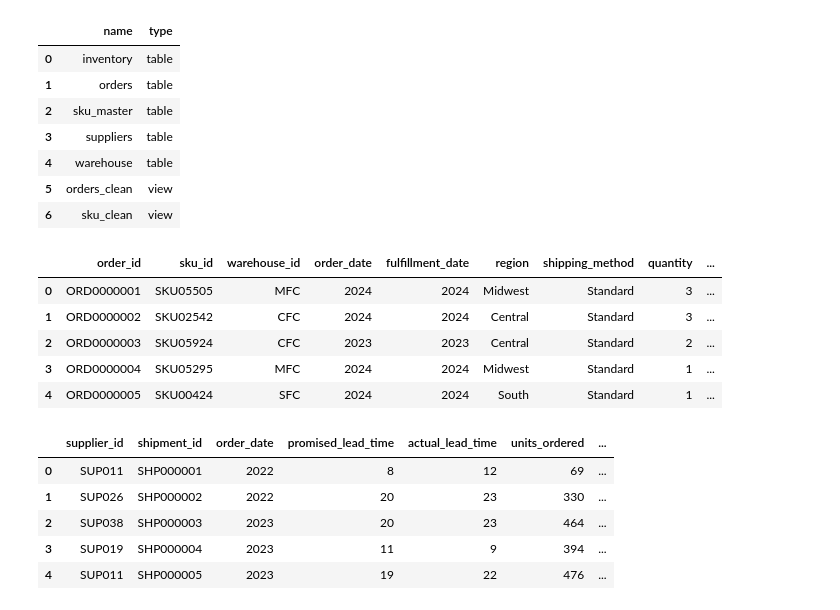
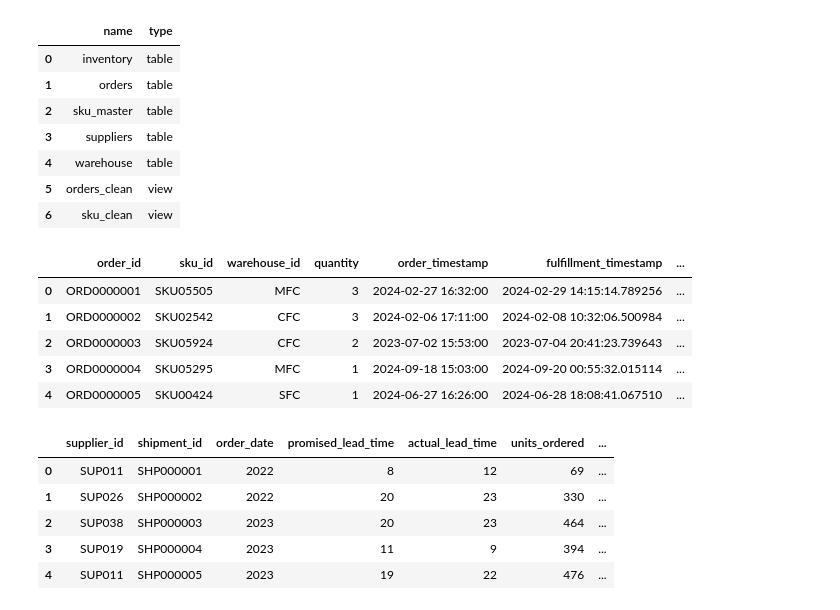
Before and after one commit to Jaylundharris/Supply_Chain_Project, a Jupyter notebook: notebooks/01_data_exploration.ipynb, the cells around one changed output. Cells and saved outputs as stored; diff of their text form; code cells hidden in the pictures.

```diff
--- a/notebooks/01_data_exploration.ipynb
+++ b/notebooks/01_data_exploration.ipynb
@@ -41,7 +41,7 @@ memory usage: 9.2+ MB
 | 75% | 191.000000 | 636.000000 | 687.000000 | 337.000000 | 162.000000 |
 | max | 399.000000 | 1427.000000 | 1656.000000 | 399.000000 | 199.000000 |
 # %%
-conn = sqlite3.connect("../data/HGFN.db")
+conn = sqlite3.connect("../data/processed/HGFN.db")
 inventory.to_sql("inventory", conn, if_exists="replace", index=False)
 # %% [output]
 120000
@@ -218,30 +220,30 @@ pd.read_sql("""
 # %%
 orders_clean_sql = """
 CREATE VIEW IF NOT EXISTS orders_clean AS
 SELECT
     order_id,
     sku_id,
     warehouse_id,
     CAST(order_timestamp AS DATE) AS order_date,
     CAST(fulfillment_timestamp AS DATE) AS fulfillment_date,
     region,
     shipping_method,
     quantity,
     fulfillment_time_hours,
     delivery_time_days,
     -- NEW column: time from order to fulfillment
     (JULIANDAY(fulfillment_timestamp) - JULIANDAY(order_timestamp)) AS days_to_fulfill
 FROM order_fulfillment;
 """
 conn.execute(orders_clean_sql)
-pd.read_sql("SELECT * FROM orders_clean LIMIT 5", conn)
+pd.read_sql("SELECT * FROM orders LIMIT 5", conn)
 # %% [output]
-|  | order_id | sku_id | warehouse_id | order_date | fulfillment_date | region | shipping_method | quantity | ... |
-| 0 | ORD0000001 | SKU05505 | MFC | 2024 | 2024 | Midwest | Standard | 3 | ... |
-| 1 | ORD0000002 | SKU02542 | CFC | 2024 | 2024 | Central | Standard | 3 | ... |
-| 2 | ORD0000003 | SKU05924 | CFC | 2023 | 2023 | Central | Standard | 2 | ... |
-| 3 | ORD0000004 | SKU05295 | MFC | 2024 | 2024 | Midwest | Standard | 1 | ... |
-| 4 | ORD0000005 | SKU00424 | SFC | 2024 | 2024 | South | Standard | 1 | ... |
+|  | order_id | sku_id | warehouse_id | quantity | order_timestamp | fulfillment_timestamp | ... |
+| 0 | ORD0000001 | SKU05505 | MFC | 3 | 2024-02-27 16:32:00 | 2024-02-29 14:15:14.789256 | ... |
+| 1 | ORD0000002 | SKU02542 | CFC | 3 | 2024-02-06 17:11:00 | 2024-02-08 10:32:06.500984 | ... |
+| 2 | ORD0000003 | SKU05924 | CFC | 2 | 2023-07-02 15:53:00 | 2023-07-04 20:41:23.739643 | ... |
+| 3 | ORD0000004 | SKU05295 | MFC | 1 | 2024-09-18 15:03:00 | 2024-09-20 00:55:32.015114 | ... |
+| 4 | ORD0000005 | SKU00424 | SFC | 1 | 2024-06-27 16:26:00 | 2024-06-28 18:08:41.067510 | ... |
 # %%
 supplier_clean_sql = """
 CREATE VIEW supplier_clean AS
```
Also changed, not shown: parts of 7 cells of this notebook, 17 other files.
